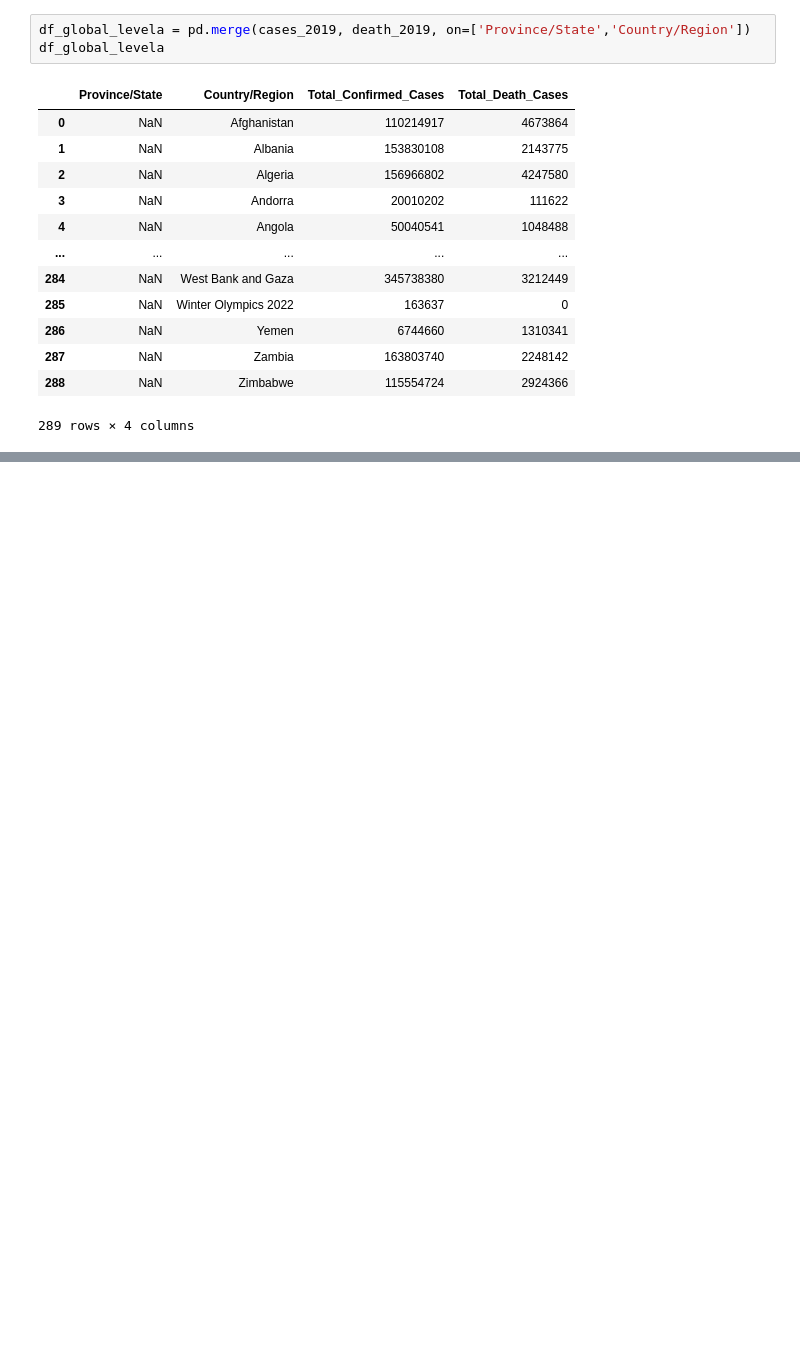
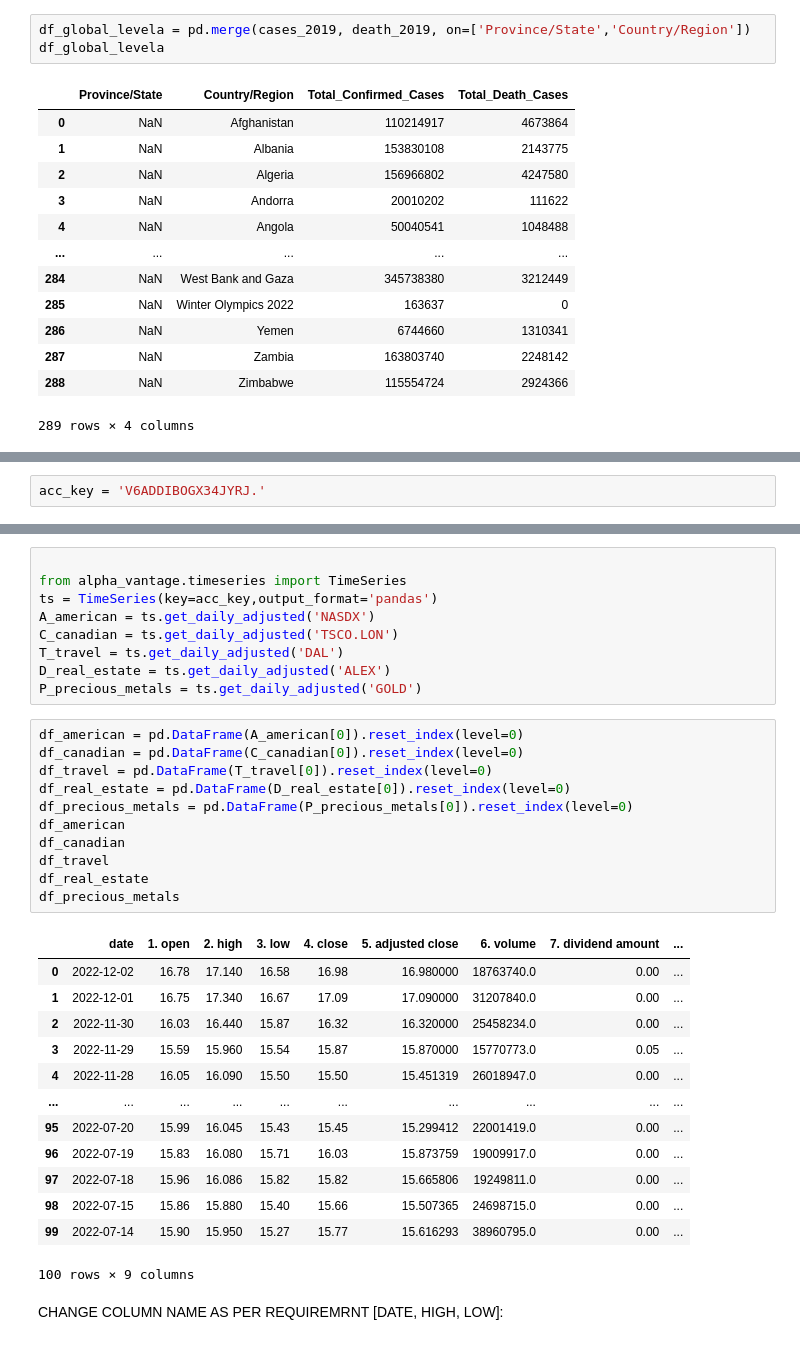
Before and after one commit to AIDA-Saskatchewan-polytechnic/FInal_Project-by-YAM-Group, a Jupyter notebook: FinalProject.ipynb, the cells around one changed output, grey strips where cells are left out. Cells and saved outputs as stored; diff of their text form; blank space fills up the shorter version.

```diff
--- a/FinalProject.ipynb
+++ b/FinalProject.ipynb
@@ -107,0 +108,2 @@ df_global_levela
+# %%
+acc_key = 'V6ADDIBOGX34JYRJ.'
@@ -107,0 +132,36 @@ df_global_levela
+# %%
+
+from alpha_vantage.timeseries import TimeSeries
+ts = TimeSeries(key=acc_key,output_format='pandas')
+A_american = ts.get_daily_adjusted('NASDX')
+C_canadian = ts.get_daily_adjusted('TSCO.LON')
+T_travel = ts.get_daily_adjusted('DAL')
+D_real_estate = ts.get_daily_adjusted('ALEX')
+P_precious_metals = ts.get_daily_adjusted('GOLD')
+# %%
+df_american = pd.DataFrame(A_american[0]).reset_index(level=0)
+df_canadian = pd.DataFrame(C_canadian[0]).reset_index(level=0)
+df_travel = pd.DataFrame(T_travel[0]).reset_index(level=0)
+df_real_estate = pd.DataFrame(D_real_estate[0]).reset_index(level=0)
+df_precious_metals = pd.DataFrame(P_precious_metals[0]).reset_index(level=0)
+df_american
+df_canadian
+df_travel
+df_real_estate
+df_precious_metals
+# %% [output]
+|  | date | 1. open | 2. high | 3. low | 4. close | 5. adjusted close | 6. volume | 7. dividend amount | ... |
+| 0 | 2022-12-02 | 16.78 | 17.140 | 16.58 | 16.98 | 16.980000 | 18763740.0 | 0.00 | ... |
+| 1 | 2022-12-01 | 16.75 | 17.340 | 16.67 | 17.09 | 17.090000 | 31207840.0 | 0.00 | ... |
+| 2 | 2022-11-30 | 16.03 | 16.440 | 15.87 | 16.32 | 16.320000 | 25458234.0 | 0.00 | ... |
+| 3 | 2022-11-29 | 15.59 | 15.960 | 15.54 | 15.87 | 15.870000 | 15770773.0 | 0.05 | ... |
+| 4 | 2022-11-28 | 16.05 | 16.090 | 15.50 | 15.50 | 15.451319 | 26018947.0 | 0.00 | ... |
+| ... | ... | ... | ... | ... | ... | ... | ... | ... | ... |
+| 95 | 2022-07-20 | 15.99 | 16.045 | 15.43 | 15.45 | 15.299412 | 22001419.0 | 0.00 | ... |
+| 96 | 2022-07-19 | 15.83 | 16.080 | 15.71 | 16.03 | 15.873759 | 19009917.0 | 0.00 | ... |
+| 97 | 2022-07-18 | 15.96 | 16.086 | 15.82 | 15.82 | 15.665806 | 19249811.0 | 0.00 | ... |
+| 98 | 2022-07-15 | 15.86 | 15.880 | 15.40 | 15.66 | 15.507365 | 24698715.0 | 0.00 | ... |
+| 99 | 2022-07-14 | 15.90 | 15.950 | 15.27 | 15.77 | 15.616293 | 38960795.0 | 0.00 | ... |
+100 rows × 9 columns
+# %% [markdown]
+CHANGE COLUMN NAME AS PER REQUIREMRNT [DATE, HIGH, LOW]:
```
Also changed, not shown: parts of 9 cells of this notebook.
